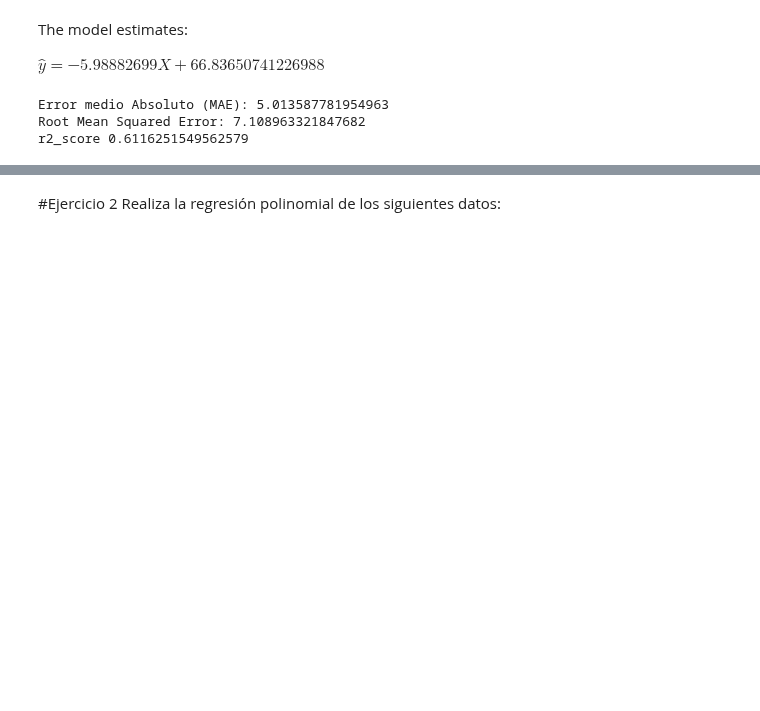
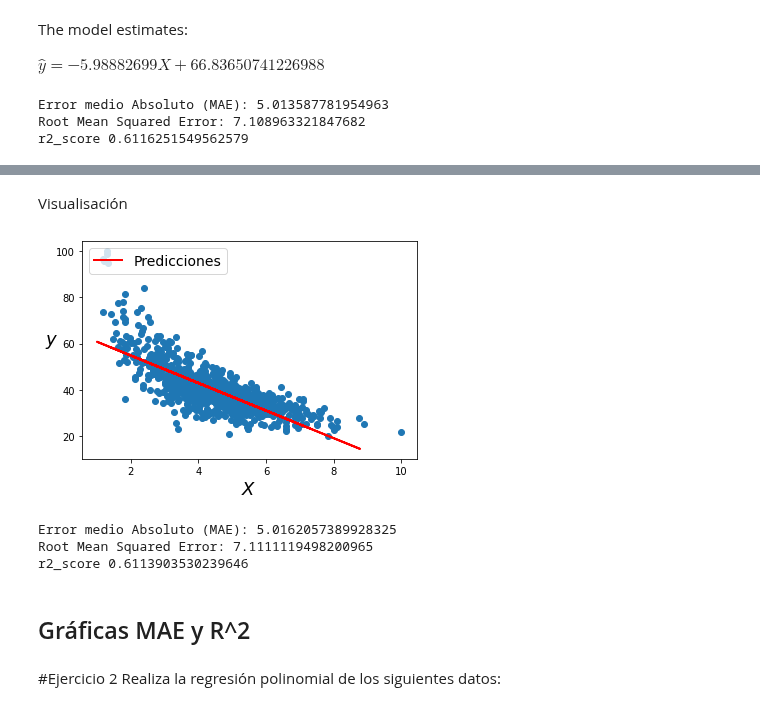
Before and after one commit to PosgradoMNA/actividades-de-aprendizaje-A01373377, a Jupyter notebook: TecMty_Regresion_lineal_polinomial.ipynb, the cells around one changed output, grey strips where cells are left out. Saved outputs shown, nothing was run; the diff lists cells and outputs as text; code cells hidden in the pictures; blank space fills up the shorter version.

```diff
--- a/TecMty_Regresion_lineal_polinomial.ipynb
+++ b/TecMty_Regresion_lineal_polinomial.ipynb
@@ -405,3 +506,26 @@ NameError: ignored
+# %% [markdown]
+Visualisación
+# %%
+plt.scatter(X_train, y_train)
+plt.plot(X_test, y_val, "r-", linewidth=2, label="Predicciones")
+plt.xlabel("$X$", fontsize=18)
+plt.ylabel("$y$", rotation=0, fontsize=18)
+plt.legend(loc="upper left", fontsize=14);
+# %% [output]
+[figure, added]
+# %%
+print('Error medio Absoluto (MAE):', metrics.mean_absolute_error(y_test, np.ravel(y_val)))
+print('Root Mean Squared Error:', np.sqrt(metrics.mean_squared_error(y_test, np.ravel(y_val))))
+print('r2_score',r2_score(y_test, np.ravel(y_val)))
+
+MAES.append(metrics.mean_absolute_error(y_test, np.ravel(y_val)))
+R.append(r2_score(y_test, np.ravel(y_val)))
+# %% [output]
+Error medio Absoluto (MAE): 5.0162057389928325
+Root Mean Squared Error: 7.1111119498200965
+r2_score 0.6113903530239646
+# %% [markdown]
+## Gráficas MAE y R^2
 # %% [markdown]
 #Ejercicio 2
 Realiza la regresión polinomial de los siguientes datos:
```
Also changed, not shown: parts of 24 cells of this notebook.
